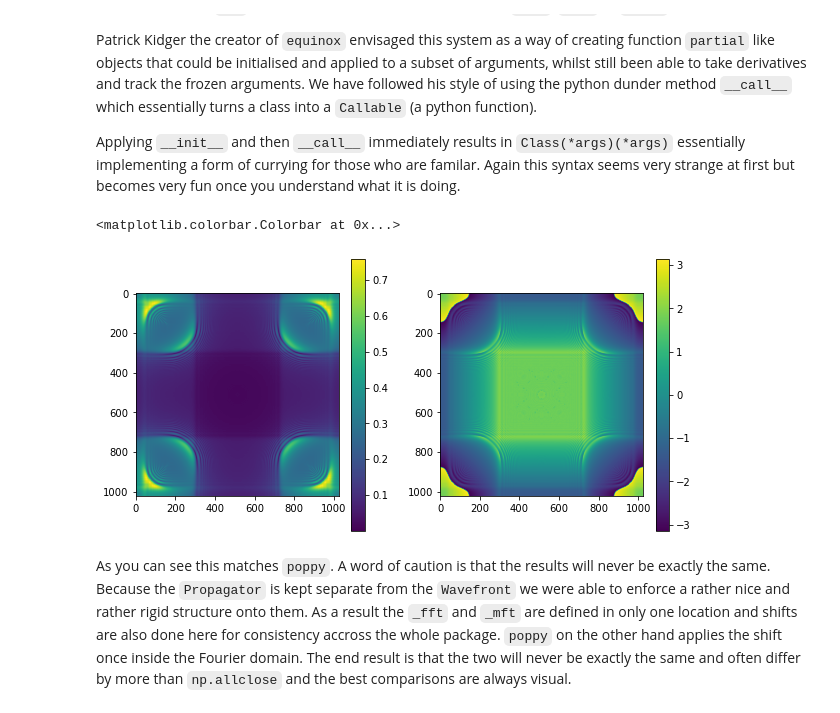
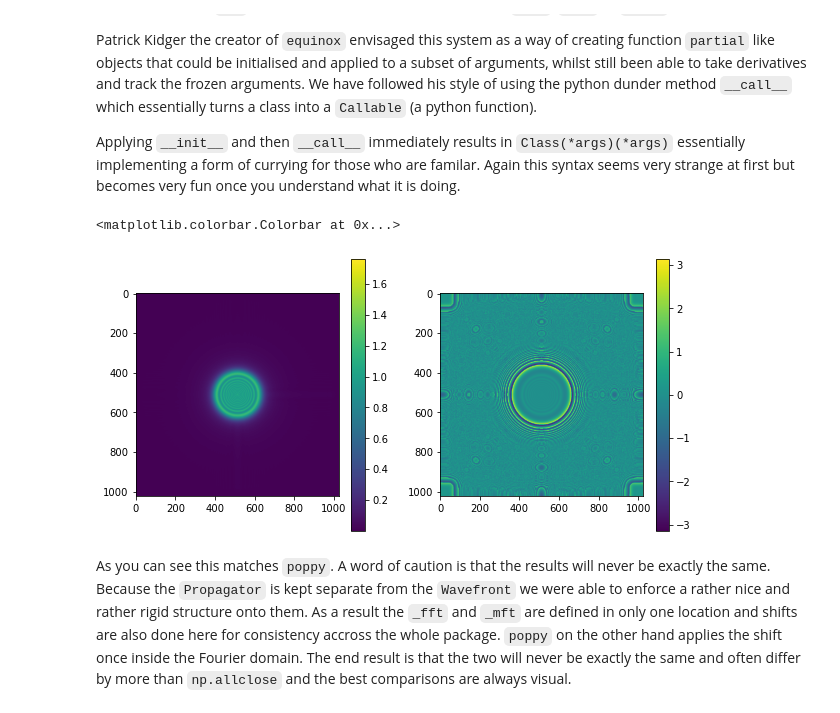
Before and after one commit to anand0xff/dLux, a Jupyter notebook: dLux/dev/FresnelExample.ipynb, the cells around one changed output. Cells and saved outputs as stored; diff of their text form; code cells hidden in the pictures.

```diff
--- a/dLux/dev/FresnelExample.ipynb
+++ b/dLux/dev/FresnelExample.ipynb
@@ -22,7 +22,7 @@ Let's start by using poppy to Fresnel propagate a wavefront through a circular a
 # %%
 wavefront = poppy.FresnelWavefront(0.5 * u.m, wavelength=2200e-9, npix=256, oversample=4)
 wavefront *= poppy.CircularAperture(radius=0.5)
-save = wavefront.wavefront
+save = wavefront.wavefront.copy()
 wavefront.propagate_fresnel(5000 * u.m)
 field = wavefront.wavefront
 # %%
@@ -59,7 +59,7 @@ wavelength = 2200e-09
 # %% [markdown]
 You will notice that when specifying the parameters to the wavefron there are some differences. For example, `oversample` is not a parameter, rather specify the total number of pixels including the oversample (i.e. `256 * 4`). Then you will notice the `offset` parameter, which you can ignore for now (for more information visit [this](https://louisdesdoigts.github.io/dLux/)). Additionally, the wavefront is not completely instantiated by its constructor. We wanted to be able to apply `jax.vmap` a batching transformation over many wavelengths without having to worry about all the meta data associated with the wavefront. As a result the constructor was split into `dLux.CreateWavefront` and `GaussianWavefront.__init__`, which can be frustrating to work with but for now is useful.
 # %%
-wavefront = GaussianWavefront(offset, wavelength, radius)\
+wave = GaussianWavefront(offset, wavelength, radius)\
     .update_phasor(np.abs(save), np.angle(save))\
     .set_pixel_scale(2 * radius / npix)
 # %% [markdown]
@@ -91,18 +91,18 @@ Patrick Kidger the creator of `equinox` envisaged this system as a way of creati
 
 Applying `__init__` and then `__call__` immediately results in `Class(*args)(*args)` essentially implementing a form of currying for those who are familar. Again this syntax seems very strange at first but becomes very fun once you understand what it is doing.
 # %%
-wavefront = GaussianPropagator(5000.)(wavefront)
+wave = GaussianPropagator(5000.)(wave)
 # %%
 pyplot.figure(figsize=(10, 5))
 pyplot.subplot(1, 2, 1)
-pyplot.imshow(wavefront.amplitude)
+pyplot.imshow(wave.amplitude)
 pyplot.colorbar()
 pyplot.subplot(1, 2, 2)
-pyplot.imshow(wavefront.phase)
+pyplot.imshow(wave.phase)
 pyplot.colorbar()
 # %% [output]
 <matplotlib.colorbar.Colorbar at 0x...>
-[figure, old version]
+[figure, new version]
 # %% [markdown]
 As you can see this matches `poppy`. A word of caution is that the results will never be exactly the same. Because the `Propagator` is kept separate from the `Wavefront` we were able to enforce a rather nice and rather rigid structure onto them. As a result the `_fft` and `_mft` are defined in only one location and shifts are also done here for consistency accross the whole package. `poppy` on the other hand applies the shift once inside the Fourier domain. The end result is that the two will never be exactly the same and often differ by more than `np.allclose` and the best comparisons are always visual.
 # %% [markdown]
```
Also changed, not shown: parts of 3 cells of this notebook, 1 other file.
